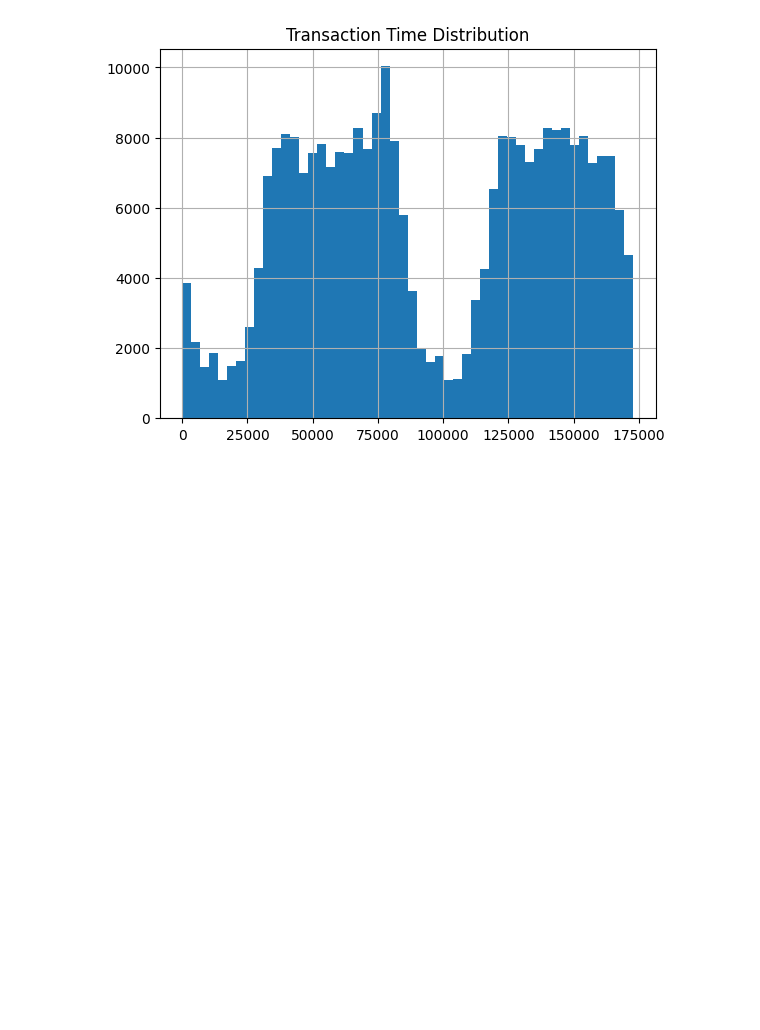
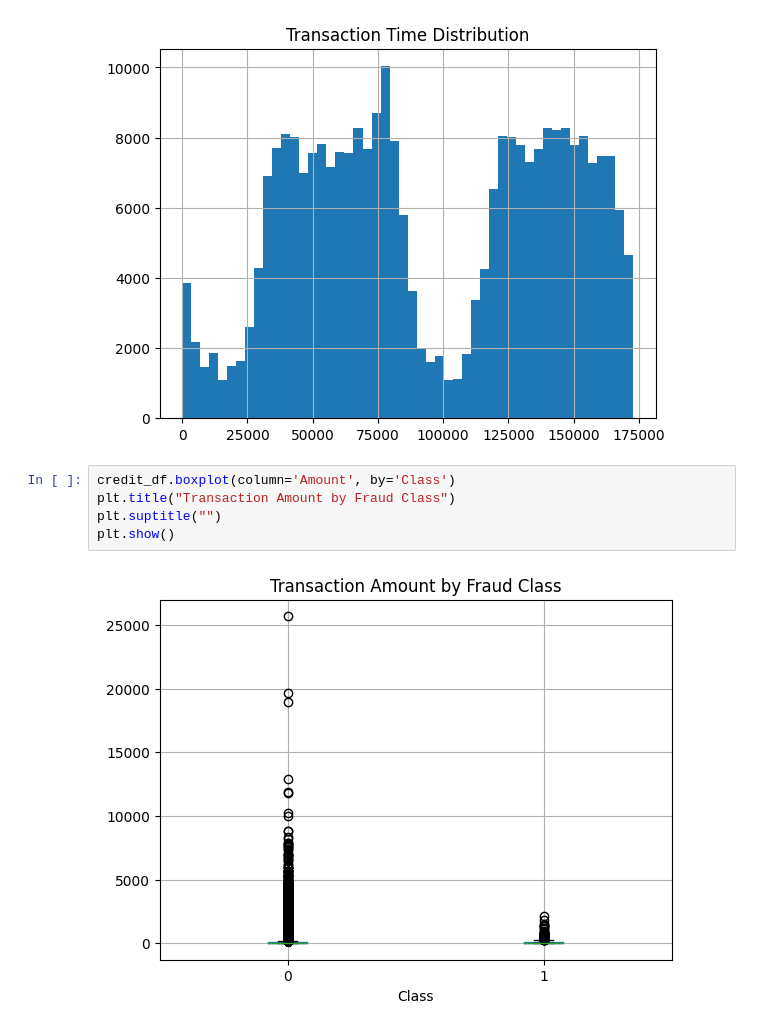
Before and after one commit to Feven777/detection-of-fraud-cases-for-e-commerce-and-bank-transactions, a Jupyter notebook: notebooks/eda-credit-data.ipynb, the cells around one changed output. Saved outputs shown, nothing was run; the diff lists cells and outputs as text; blank space fills up the shorter version.

Commit message:
compare amount and fraud

```diff
--- a/notebooks/eda-credit-data.ipynb
+++ b/notebooks/eda-credit-data.ipynb
@@ -103,3 +103,10 @@ plt.title("Transaction Time Distribution")
 plt.show()
 # %% [output]
 [figure]
+# %%
+credit_df.boxplot(column='Amount', by='Class')
+plt.title("Transaction Amount by Fraud Class")
+plt.suptitle("")
+plt.show()
+# %% [output]
+[figure, added]
```
